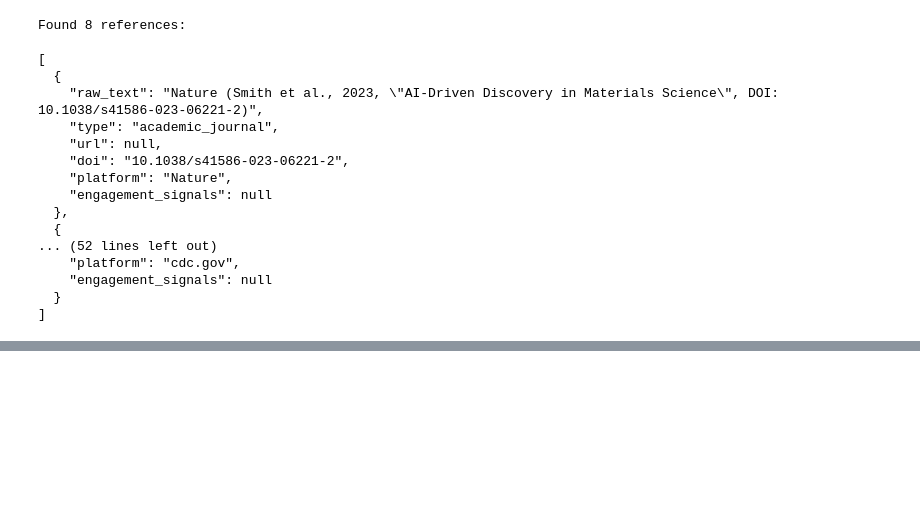
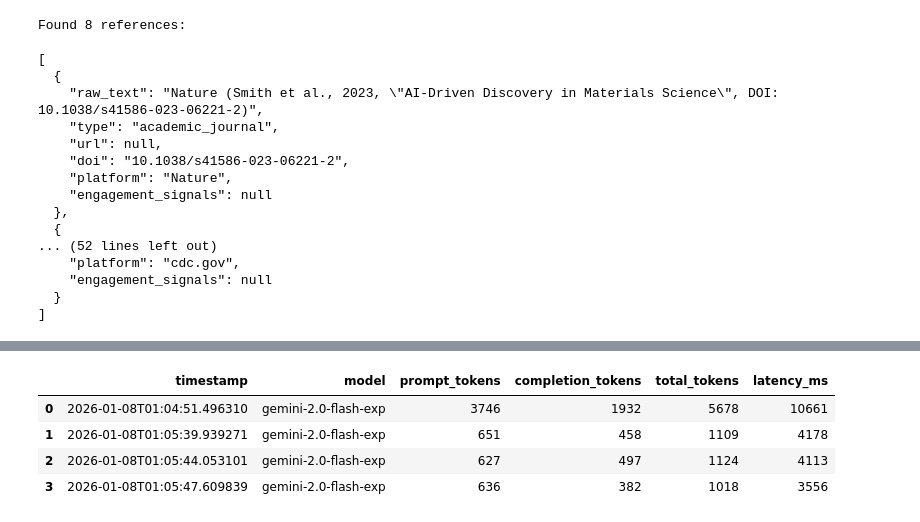
Before and after one commit to stachemetrics/snifftester, a Jupyter notebook: dev/prototyping.ipynb, the cells around one changed output, grey strips where cells are left out. Drawn from its saved outputs; the diff is of its cells as text; code cells hidden in the pictures; blank space fills up the shorter version.

```diff
--- a/dev/prototyping.ipynb
+++ b/dev/prototyping.ipynb
@@ -132,0 +542,10 @@ Found 8 references:
+# %%
+import pandas as pd
+df_logs = pd.DataFrame([log.to_dict() for log in llm_logs])
+df_logs
+# %% [output]
+|  | timestamp | model | prompt_tokens | completion_tokens | total_tokens | latency_ms |
+| 0 | 2026-01-08T01:04:51.496310 | gemini-2.0-flash-exp | 3746 | 1932 | 5678 | 10661 |
+| 1 | 2026-01-08T01:05:39.939271 | gemini-2.0-flash-exp | 651 | 458 | 1109 | 4178 |
+| 2 | 2026-01-08T01:05:44.053101 | gemini-2.0-flash-exp | 627 | 497 | 1124 | 4113 |
+| 3 | 2026-01-08T01:05:47.609839 | gemini-2.0-flash-exp | 636 | 382 | 1018 | 3556 |
```
Also changed, not shown: parts of 13 cells of this notebook, 2 other files.
